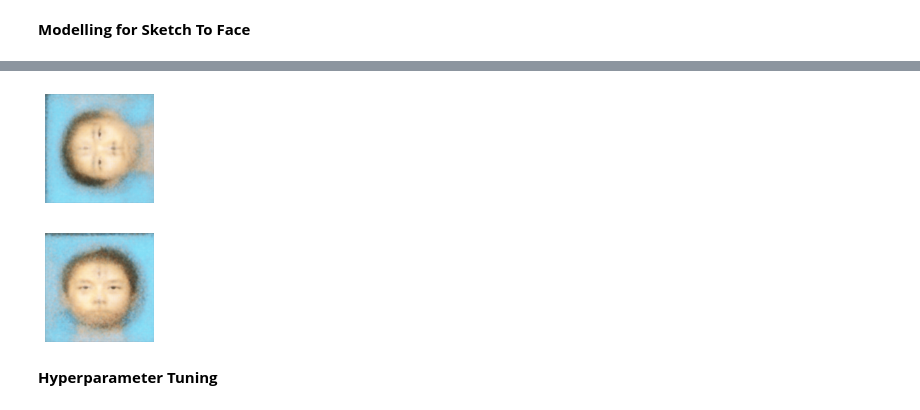
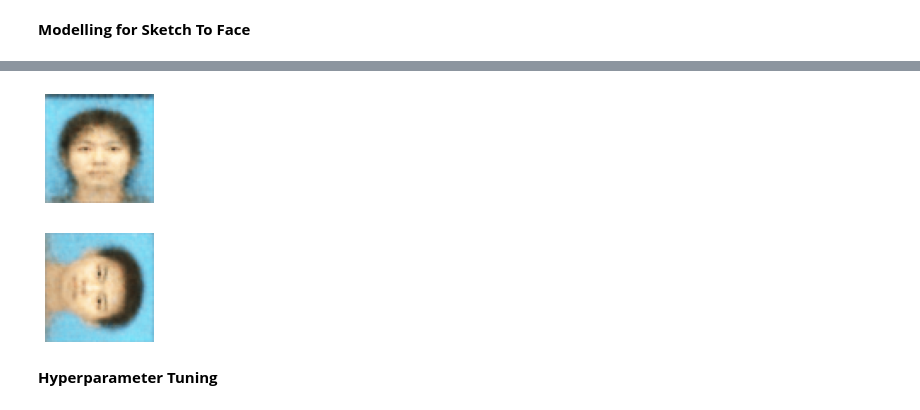
Before and after one commit to MithunKiniStar/AutoEncodersFaceSketch, a Jupyter notebook: Variational_Autoencoder.ipynb, the cells around one changed output, grey strips where cells are left out. Cells and saved outputs as stored; diff of their text form; code cells hidden in the pictures.

```diff
--- a/Variational_Autoencoder.ipynb
+++ b/Variational_Autoencoder.ipynb
@@ -50,8 +161,8 @@ def sample_z(args):
     eps       = K.random_normal(shape=(batch, dim))
     return mu + K.exp(sigma / 2) * eps
 # %%
-image_width  = 256
-image_height = 256
+image_width  = 64
+image_height = 64
 latent_dim   = 2
 no_epochs    = 30
 batch_size   = 128
@@ -296,7 +286,7 @@ vae.compile(optimizer='rmsprop', loss= vae_loss)
 encoder.compile(optimizer = 'rmsprop', loss = vae_loss)
 decoder.compile(optimizer = 'rmsprop', loss = vae_loss)
 vae.fit(train_image, train_sketch_image,
-        epochs=20,
+        epochs=100,
         batch_size=80,
         validation_data=(test_image, test_sketch_image))
 
@@ -355,6 +324,6 @@ plt.show()
 # %%
 # Randomly sample one or more charachters and plot them
-random_chars = [np.random.normal(0, 10, latent_dim) for _ in range(1)]
+random_chars = [np.random.normal(0, 1, latent_dim) for _ in range(1)]
 imgs = []
 for char in random_chars:
     char = char.reshape(-1,2)
@@ -378,10 +347,13 @@ random_chars
 # %% [markdown]
 **Modelling for Sketch To Face**
 # %%
-vae.compile(optimizer='adam', loss=vae_loss)
+# vae.compile(optimizer='adam', loss=vae_loss)
+vae.compile(optimizer='rmsprop', loss= vae_loss)
+encoder.compile(optimizer = 'rmsprop', loss = vae_loss)
+decoder.compile(optimizer = 'rmsprop', loss = vae_loss)
 vae.fit(train_sketch_image, train_image,
-        epochs=80,
-        batch_size=16,
+        epochs=100,
+        batch_size=80,
         validation_data=(test_sketch_image, test_image))
 
 random_chars = [np.random.normal(0, 1, latent_dim) for _ in range(1)]
@@ -416,4 +388,4 @@ Epoch 80/80
-[figure, old version]
+[figure, new version]
 # %%
 random_chars = [np.random.normal(0, 1, latent_dim) for _ in range(1)]
 imgs = []
@@ -427,7 +399,7 @@ for img in imgs:
     plt.axis('off')
     plt.imshow(img, cmap='gray')
 # %% [output]
-[figure, old version]
+[figure, new version]
 # %% [markdown]
 **Hyperparameter Tuning**
 # %%
```
Also changed, not shown: parts of 12 cells of this notebook.
